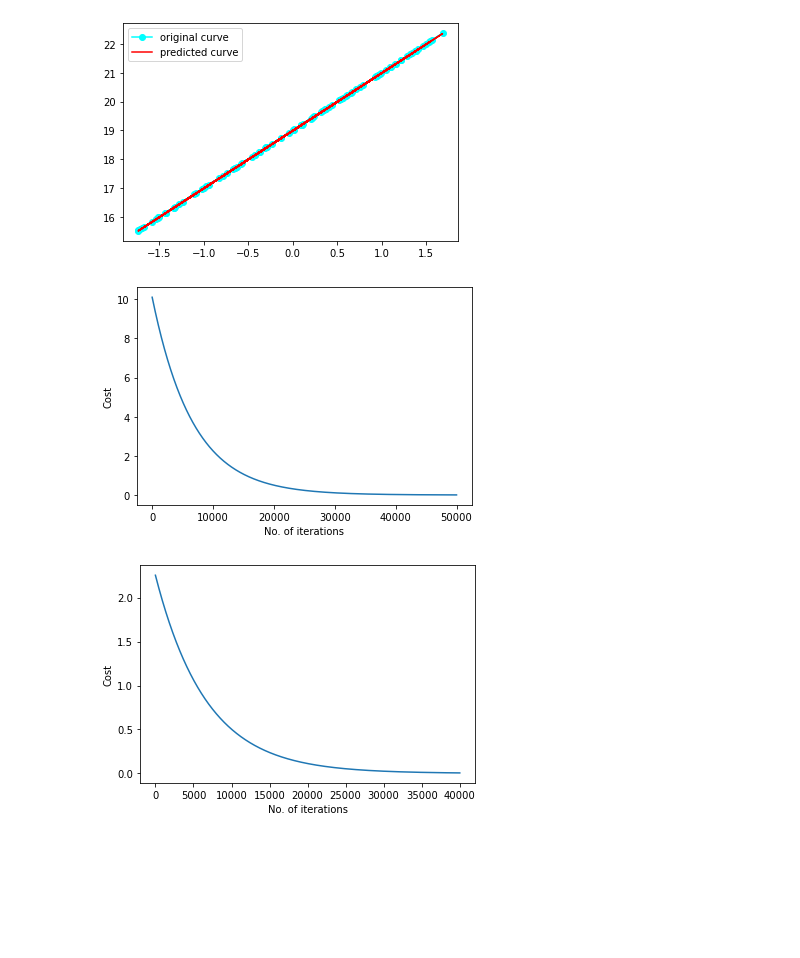
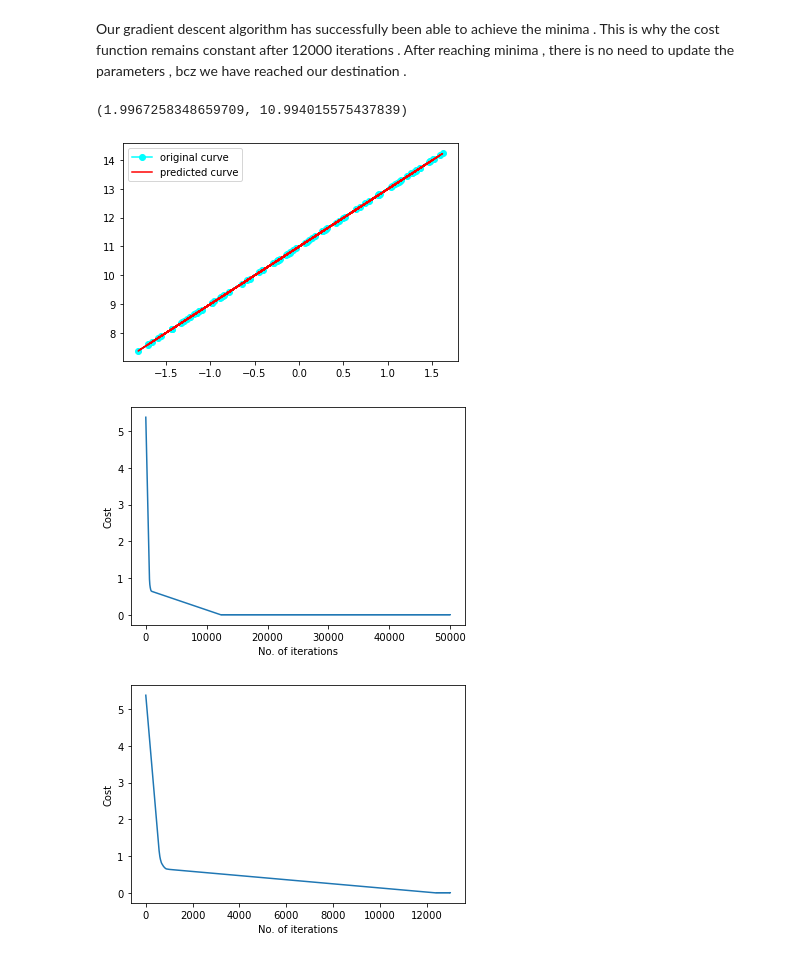
Before and after one commit to ujwalk04/pclub_assignment, a Jupyter notebook: b.ipynb, the cells around one changed output. Saved outputs shown, nothing was run; the diff lists cells and outputs as text; code cells hidden in the pictures; blank space fills up the shorter version.

```diff
--- a/b.ipynb
+++ b/b.ipynb
@@ -42,18 +42,18 @@ for i in range(epoch):
     #calculating the gradients after each iteration
     for i in range(m):
         if(y[i]>y_pred[i]):
-            da=da-(1.5/m)*(x[i]*((y[i]-y_pred[i])))
+            da=da-(1.5/m)*np.sum(x[i])
         elif(y[i]==y_pred[i]):
             continue
         else:
-            da=da+(1.5/m)*((x[i])*((y[i]-y_pred[i])))
+            da=da+(1.5/m)*np.sum(x[i])
     for i in range(m):
         if(y[i]>y_pred[i]):
-            db=db-(1.5/m)*np.sum((y[i]-y_pred[i]))
+            db=db-(1.5/m)*m
         elif(y[i]==y_pred[i]):
             continue
         else:
-            db=db+(1.5/m)*np.sum((y[i]-y_pred[i]))
+            db=db+(1.5/m)*m
 
     #Updating parameters
     a=a-(lr*da)
@@ -79,3 +79,9 @@ Cost after 49000 iteration :  0.0064906650915795
+# %% [markdown]
+Our gradient descent algorithm has successfully been able to achieve the minima . This is why the cost function remains constant after 12000 iterations . After reaching minima , there is no need to update the parameters , bcz we have reached our destination .
+# %%
+a,b
+# %% [output]
+(1.9967258348659709, 10.994015575437839)
 # %%
 #Predicted values of input array x
 pred=a*x+b
@@ -86,7 +92,7 @@ plt.plot(x,pred,color='red',label="predicted curve")    #Plot depicting predicte
 plt.legend(loc="upper left")
 plt.show()
 # %% [output]
-[figure, old version]
+[figure, new version]
 # %%
 # Cost plot
 plt.plot(costs)
@@ -94,12 +100,12 @@ plt.xlabel('No. of iterations')
 plt.ylabel('Cost')
 plt.show()
 # %% [output]
-[figure, old version]
+[figure, new version]
 # %%
 #Cost function plot after 10k epochs
-plt.plot(costs[10000:])
+plt.plot(costs[:13000])
 plt.xlabel('No. of iterations')
 plt.ylabel('Cost')
 plt.show()
 # %% [output]
-[figure, old version]
+[figure, new version]
```
Also changed, not shown: parts of 2 cells of this notebook, 2 other files.
